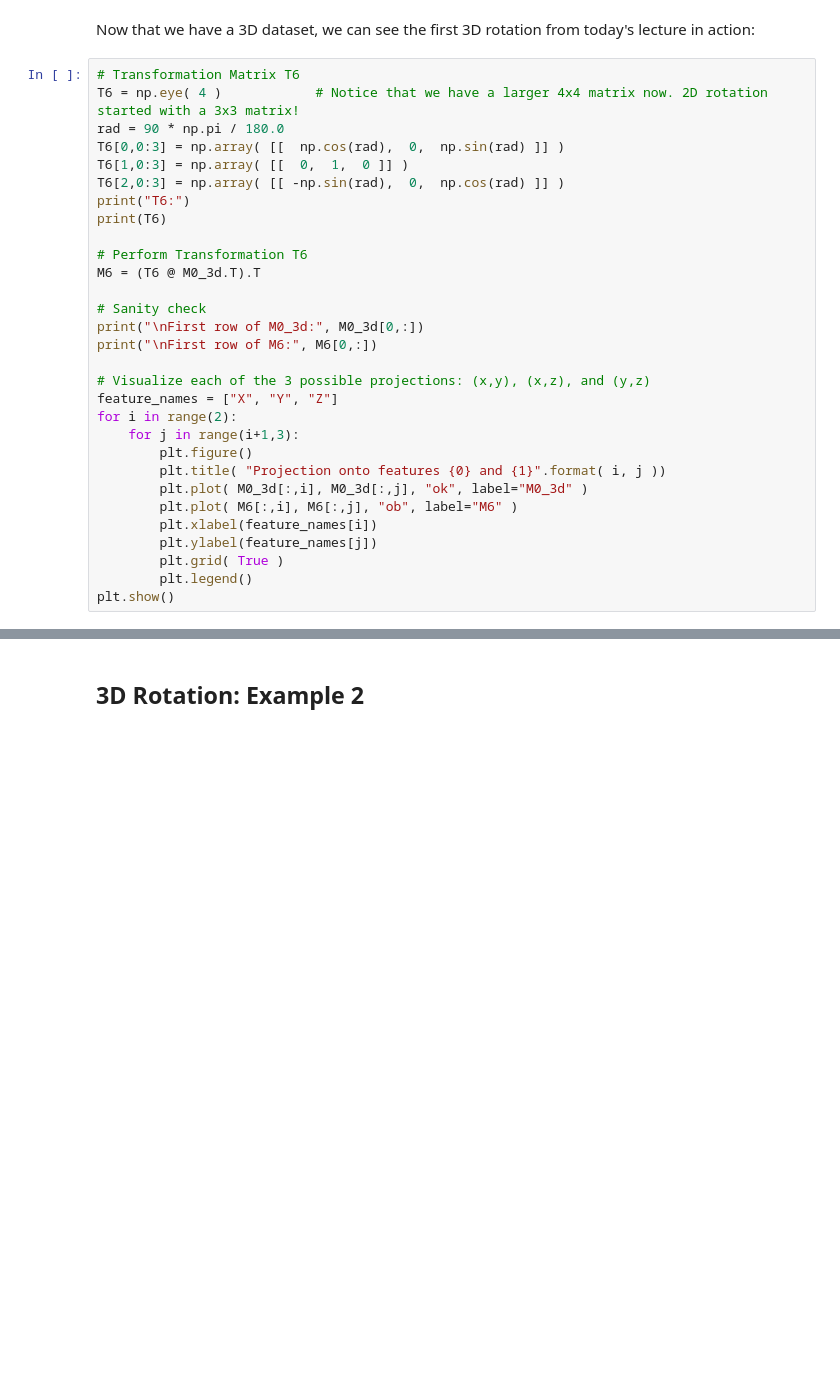
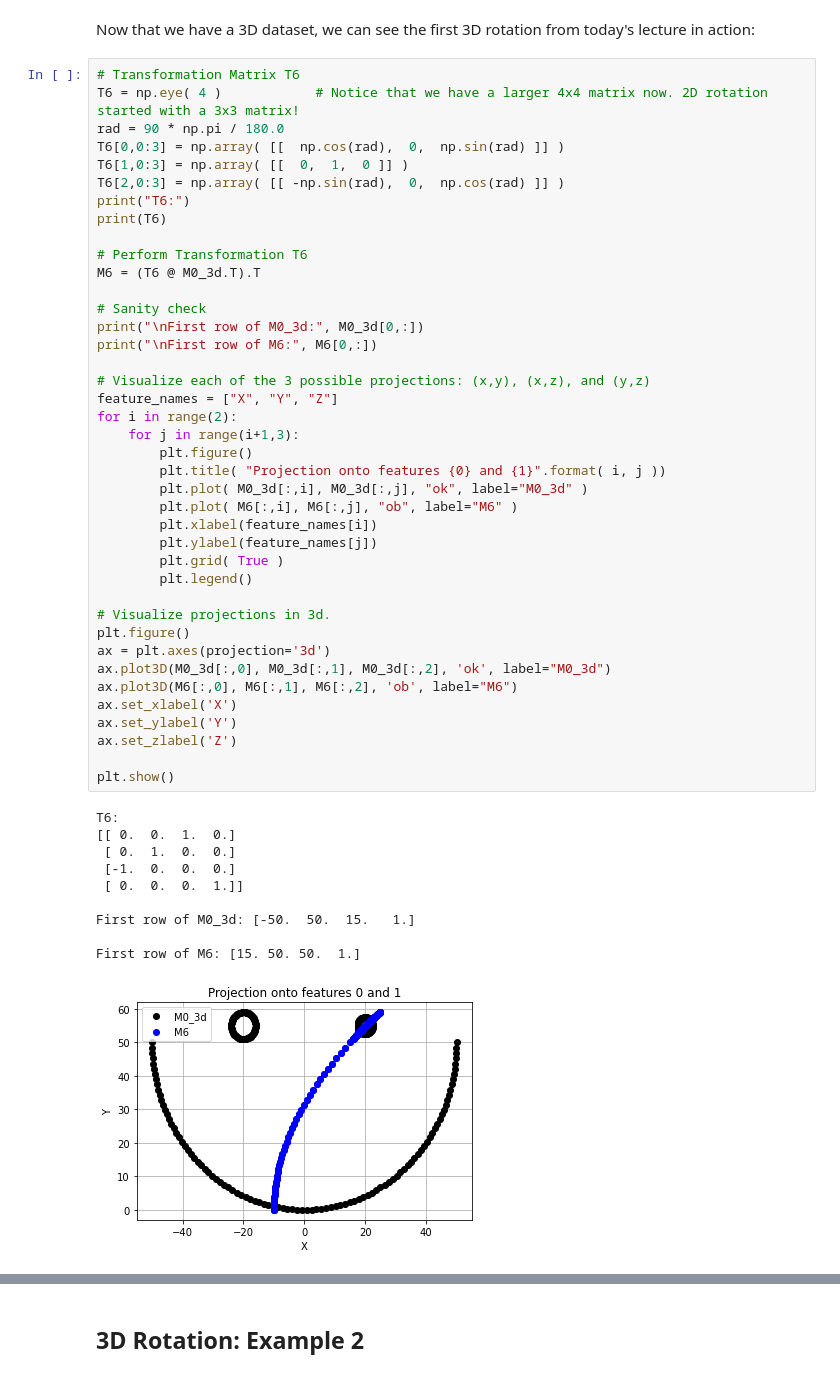
Before and after one commit to Goosur/Machine-Learning-for-Visual-Thinkers, a Jupyter notebook: Week 3/Colab/rotation_sandbox.ipynb, the cells around one changed output, grey strips where cells are left out. Drawn from its saved outputs; the diff is of its cells as text; blank space fills up the shorter version.

```diff
--- a/Week 3/Colab/rotation_sandbox.ipynb
+++ b/Week 3/Colab/rotation_sandbox.ipynb
@@ -149,30 +201,51 @@ Now that we have a 3D dataset, we can see the first 3D rotation from today's lec
 # %%
 # Transformation Matrix T6
 T6 = np.eye( 4 )            # Notice that we have a larger 4x4 matrix now. 2D rotation started with a 3x3 matrix!
 rad = 90 * np.pi / 180.0
 T6[0,0:3] = np.array( [[  np.cos(rad),  0,  np.sin(rad) ]] )
 T6[1,0:3] = np.array( [[  0,  1,  0 ]] )
 T6[2,0:3] = np.array( [[ -np.sin(rad),  0,  np.cos(rad) ]] )
 print("T6:")
 print(T6)
 
 # Perform Transformation T6
 M6 = (T6 @ M0_3d.T).T
 
 # Sanity check
 print("\nFirst row of M0_3d:", M0_3d[0,:])
 print("\nFirst row of M6:", M6[0,:])
 
 # Visualize each of the 3 possible projections: (x,y), (x,z), and (y,z)
 feature_names = ["X", "Y", "Z"]
 for i in range(2):
     for j in range(i+1,3):
         plt.figure()
         plt.title( "Projection onto features {0} and {1}".format( i, j ))
         plt.plot( M0_3d[:,i], M0_3d[:,j], "ok", label="M0_3d" )
         plt.plot( M6[:,i], M6[:,j], "ob", label="M6" )
         plt.xlabel(feature_names[i])
         plt.ylabel(feature_names[j])
         plt.grid( True )
         plt.legend()
+
+# Visualize projections in 3d.
+plt.figure()
+ax = plt.axes(projection='3d')
+ax.plot3D(M0_3d[:,0], M0_3d[:,1], M0_3d[:,2], 'ok', label="M0_3d")
+ax.plot3D(M6[:,0], M6[:,1], M6[:,2], 'ob', label="M6")
+ax.set_xlabel('X')
+ax.set_ylabel('Y')
+ax.set_zlabel('Z')
+
 plt.show()
+# %% [output]
+T6:
+[[ 0.  0.  1.  0.]
+ [ 0.  1.  0.  0.]
+ [-1.  0.  0.  0.]
+ [ 0.  0.  0.  1.]]
+
+First row of M0_3d: [-50.  50.  15.   1.]
+
+First row of M6: [15. 50. 50.  1.]
+[figure, added]
```
Also changed, not shown: parts of 8 cells of this notebook, 5 other files.
